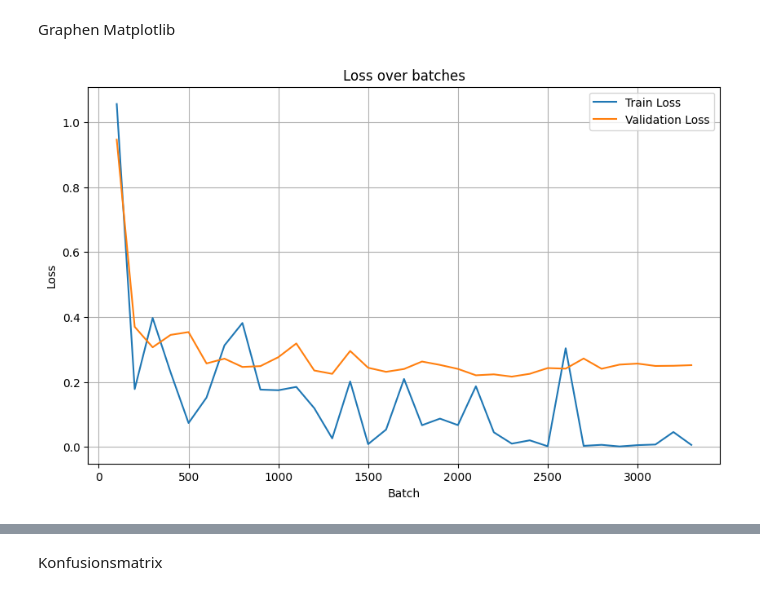
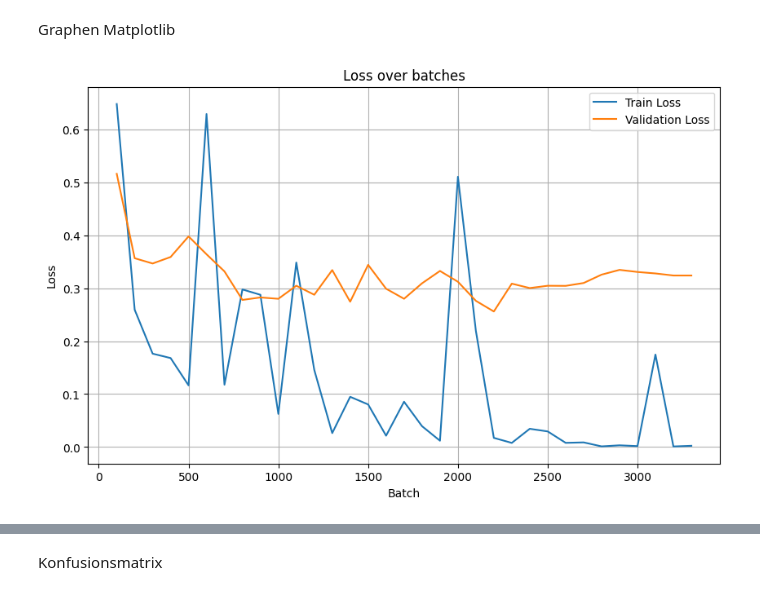
Before and after one commit to ugur-sa/Bachelorarbeit, a Jupyter notebook: model_test.ipynb, the cells around one changed output, grey strips where cells are left out. Saved outputs shown, nothing was run; the diff lists cells and outputs as text; code cells hidden in the pictures.

```diff
--- a/model_test.ipynb
+++ b/model_test.ipynb
@@ -319,26 +444,26 @@ Graphen Matplotlib
 # %%
 import json
 import matplotlib.pyplot as plt
 
 # Lade die Metriken
-with open('models/model_epoch3_lr2e-05_bs16_wd00001_scheduler_20240108-011807/metrics.json', 'r') as f:
+with open('models\model_epoch3_lr5e-05_bs16_wd001_scheduler_20240108-102910/metrics.json', 'r') as f:
     metrics = json.load(f)
 
 batches = metrics['batch']
 train_losses = metrics['train_loss']
 val_losses = metrics['val_loss']
 
 plt.figure(figsize=(10, 6))
 plt.plot(batches, train_losses, label='Train Loss')
 plt.plot(batches, val_losses, label='Validation Loss')
 plt.title('Loss over batches')
 plt.xlabel('Batch')
 plt.ylabel('Loss')
 plt.grid(True)
 plt.legend()
 plt.show()
 # %% [output]
-[figure, old version]
+[figure, new version]
 # %%
 batches = metrics['batch']
 lr = metrics['lr']
```
Also changed, not shown: parts of 5 cells of this notebook, 8 other files.
